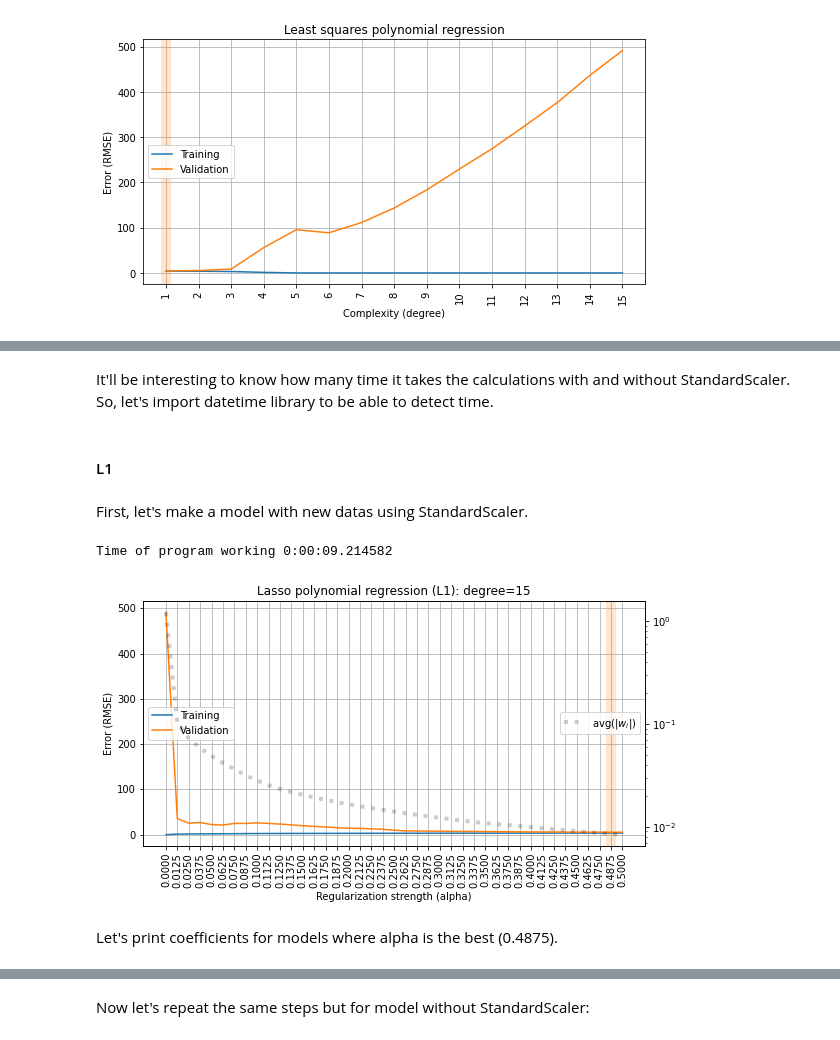
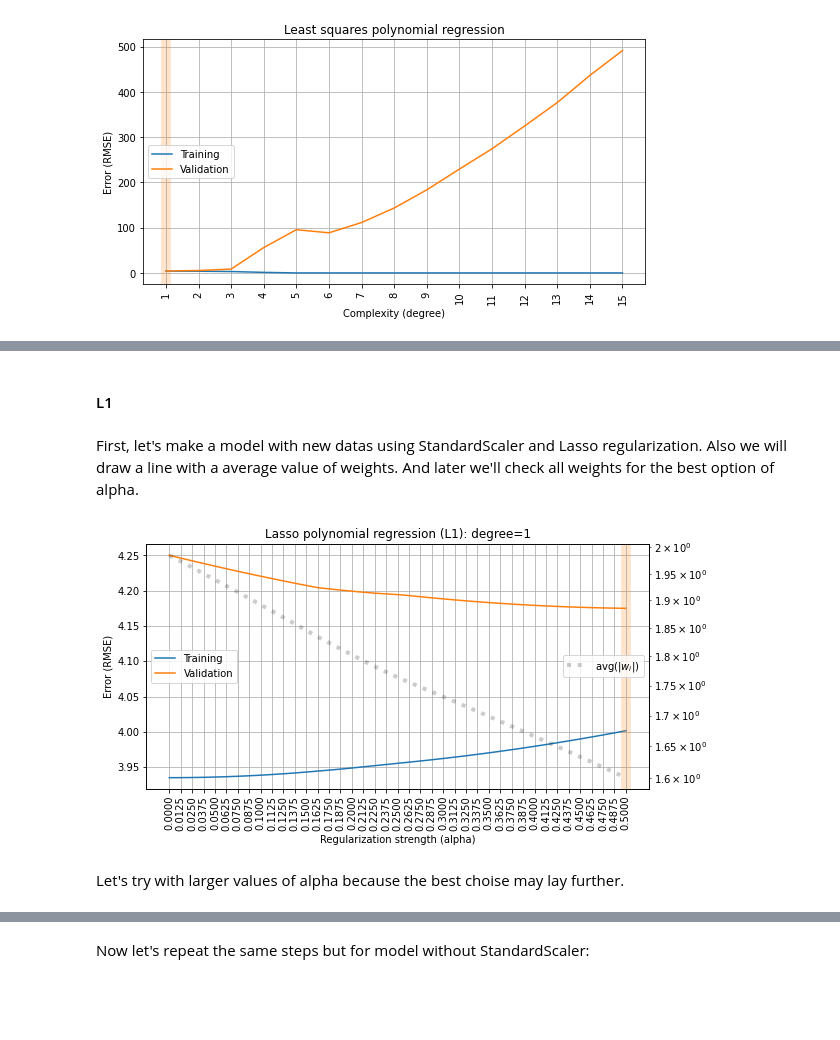
Before and after one commit to TekaLishoo/ML_homeworks_2, a Jupyter notebook: overfitting_regularization.ipynb, the cells around one changed output, grey strips where cells are left out. Saved outputs shown, nothing was run; the diff lists cells and outputs as text; code cells hidden in the pictures; blank space fills up the shorter version.

```diff
--- a/overfitting_regularization.ipynb
+++ b/overfitting_regularization.ipynb
@@ -774,2 +772,0 @@ Pipeline(steps=[('pol', PolynomialFeatures(include_bias=False)),
-# %% [markdown]
-It'll be interesting to know how many time it takes the calculations with and without StandardScaler. So, let's import datetime library to be able to detect time.
@@ -779,32 +773,31 @@ import time
 # %% [markdown]
 #### L1
-# %% [markdown]
-First, let's make a model with new datas using StandardScaler.
+# %% [markdown]
+First, let's make a model with new datas using StandardScaler and Lasso regularization. Also we will draw a line with a average value of weights. And later we'll check all weights for the best option of alpha.
 # %%
 rmse_train, rmse_valid, avg_coef = [], [], []
-start_time = datetime.now()
+
 for alpha in ALPHAS:
-    results = cross_validate(make_model(degree=15, penalty='L1', alpha=alpha),
+    results = cross_validate(make_model(degree=1, penalty='L1', alpha=alpha),
                              X_hw, y_hw, cv=5,
                              return_train_score=True, return_estimator=True,
                              scoring='neg_root_mean_squared_error')
     rmse_train.append(-np.mean(results['train_score']))
     rmse_valid.append(-np.mean(results['test_score']))
     avg_coef.append(
         # average over CV folds
         np.mean([
             # mean absolute value of weights
             np.mean(np.abs(model['reg'].coef_))
             for model in results['estimator']
         ]))
 
-print(f'Time of program working {datetime.now() - start_time}')
+
 plot_fitting_graph(ALPHAS, rmse_train, rmse_valid,
                    xlabel='Regularization strength (alpha)', ylabel='Error (RMSE)',
                    custom_metric=avg_coef, custom_label='avg(|$w_i$|)',
-                   title='Lasso polynomial regression (L1): degree=15')
+                   title='Lasso polynomial regression (L1): degree=1')
 # %% [output]
-Time of program working 0:00:09.214582
-[figure, old version]
+[figure, new version]
-# %% [markdown]
-Let's print coefficients for models where alpha is the best (0.4875).
+# %% [markdown]
+Let's try with larger values of alpha because the best choise may lay further.
```
Also changed, not shown: parts of 29 cells of this notebook.
